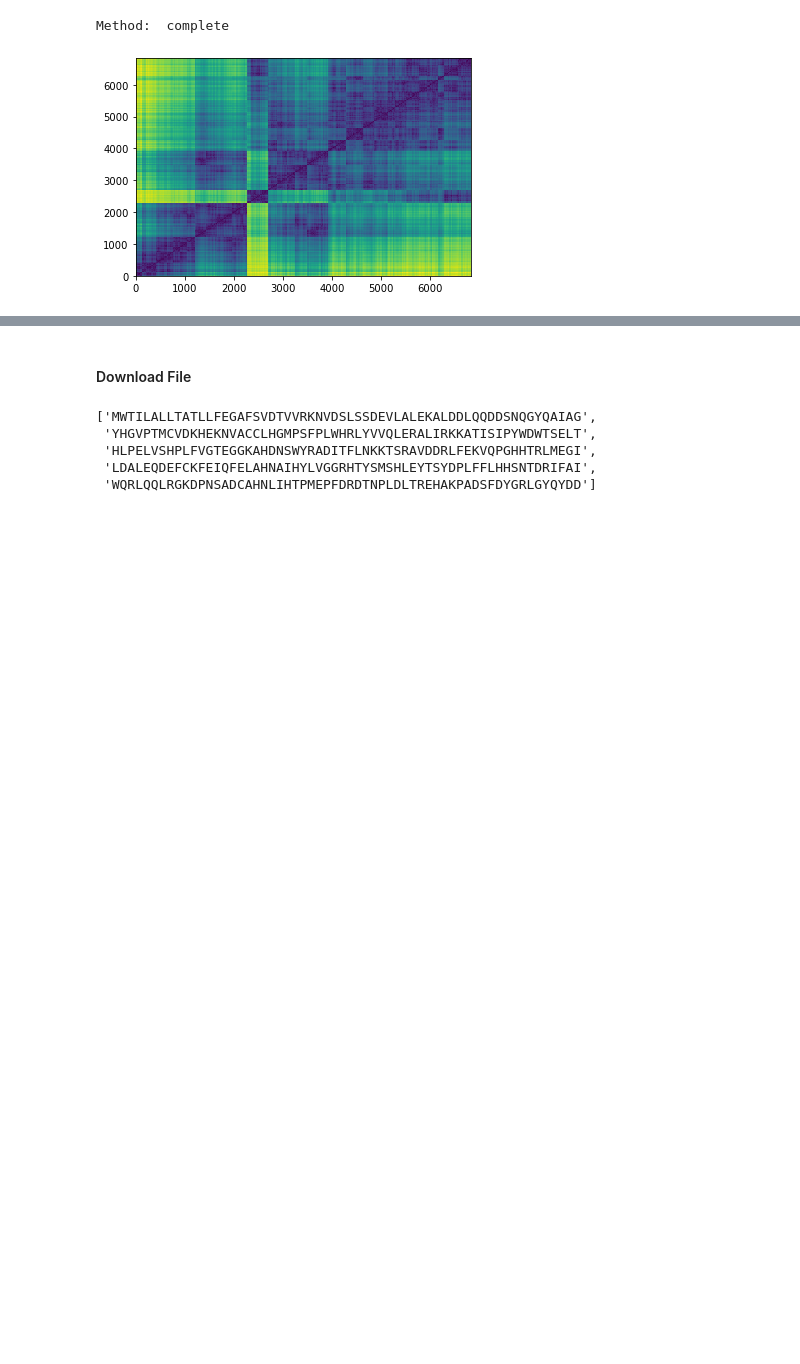
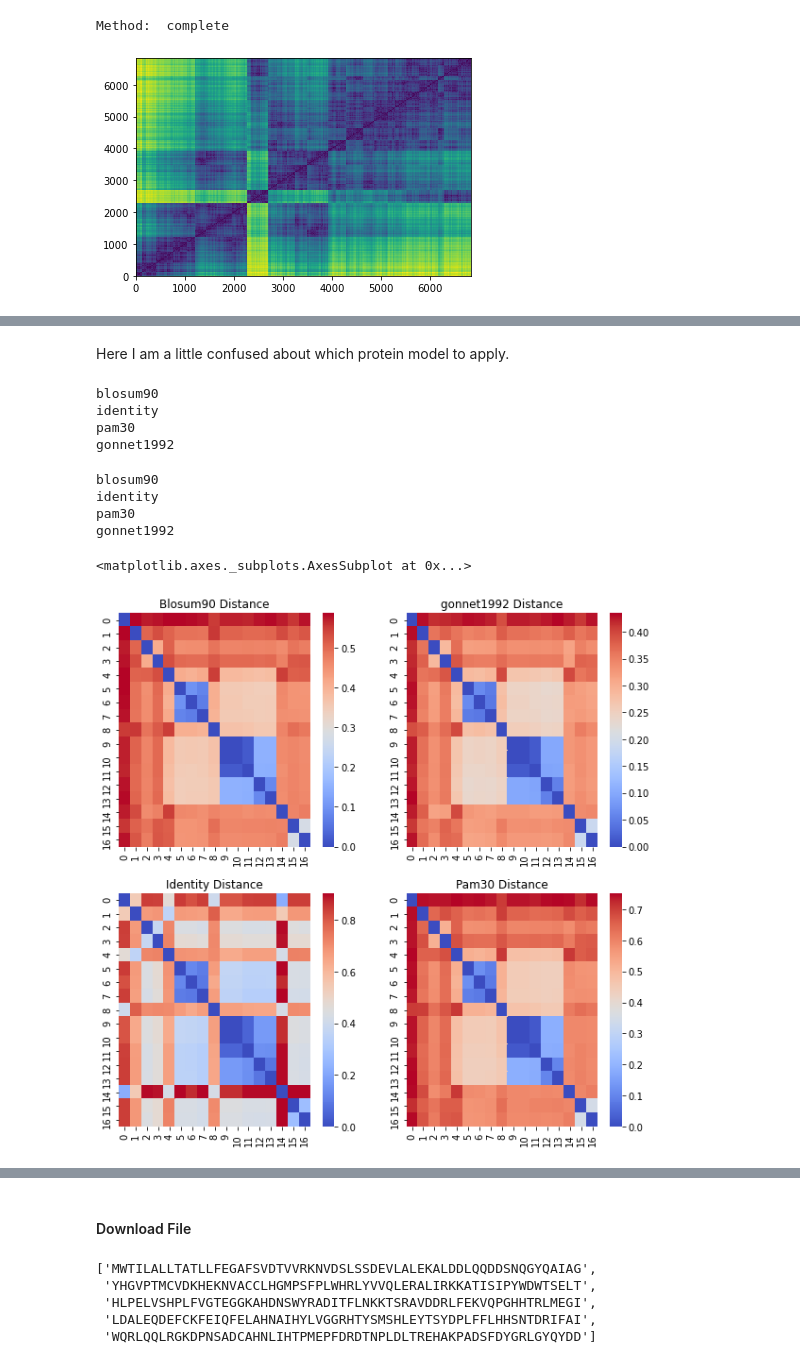
Before and after one commit to mcruggiero/KLH_Research, a Jupyter notebook: Key Hole Limpet Hemocyanin.ipynb, the cells around one changed output, grey strips where cells are left out. Saved outputs shown, nothing was run; the diff lists cells and outputs as text; code cells hidden in the pictures; blank space fills up the shorter version.

```diff
--- a/Key Hole Limpet Hemocyanin.ipynb
+++ b/Key Hole Limpet Hemocyanin.ipynb
@@ -336,0 +340,9 @@ Method:  complete
+# %%
+# Open the alignment file as a MultipleSeqAlignment object
+chain_a = "M_crenulata_4BED_1_Chain_A_91912.aln"
+chain_a = "M_crenulata_4BED_1_Chain_A_91912.aln"
+
+with open("data/aligned.clw","r") as aln:
+    alignment = AlignIO.read(aln,"clustal")
+
+calculator = DistanceCalculator()
@@ -336,0 +369,2 @@ Method:  complete
+# %%
+distance_matrix = calculator.get_distance(alignment, )
@@ -336,0 +432,47 @@ Method:  complete
+# %% [markdown]
+Here I am a little confused about which protein model to apply.
+# %%
+distance_options = {}
+for distance_type in ['blosum90', 'identity',  'pam30', 'gonnet1992']:
+
+    # Here we want to compare these different caluclations in a dictionary
+    print(distance_type)
+    distance_options[distance_type] = {}
+    calculator = DistanceCalculator(model=distance_type)
+    distance_options[distance_type]["calculator"] = calculator
+    distance_matrix = calculator.get_distance(alignment)
+    distance_matrix.names = names
+    distance_options[distance_type]["distance_matrix"] = distance_matrix
+# %% [output]
+blosum90
+identity
+pam30
+gonnet1992
+# %%
+for i in distance_options:
+    print(i)
+# %% [output]
+blosum90
+identity
+pam30
+gonnet1992
+# %%
+figure, ax = plt.subplots(nrows=2, ncols=2, figsize=(10, 10))
+ax[0,0].set_title("Blosum90 Distance");
+sns.heatmap(np.array(distance_options["blosum90"]["distance_matrix"]),
+            cmap='coolwarm', annot=False,  ax = ax[0,0])
+
+ax[1,0].set_title("Identity Distance");
+sns.heatmap(np.array(distance_options["identity"]["distance_matrix"]),
+            cmap='coolwarm', annot=False,  ax = ax[1,0])
+
+ax[1,1].set_title("Pam30 Distance");
+sns.heatmap(np.array(distance_options["pam30"]["distance_matrix"]),
+            cmap='coolwarm', annot=False,  ax = ax[1,1])
+
+ax[0,1].set_title("gonnet1992 Distance");
+sns.heatmap(np.array(distance_options["gonnet1992"]["distance_matrix"]),
+            cmap='coolwarm', annot=False,  ax = ax[0,1])
+# %% [output]
+<matplotlib.axes._subplots.AxesSubplot at 0x...>
+[figure, added]
```
Also changed, not shown: parts of 25 cells of this notebook, 33 other files.
